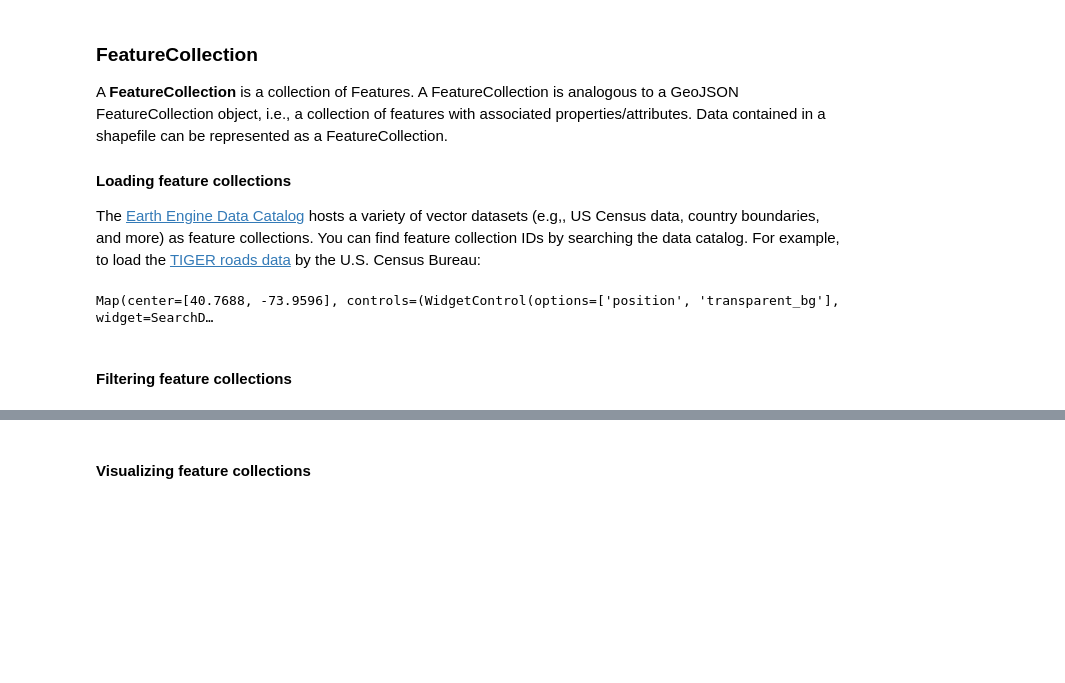
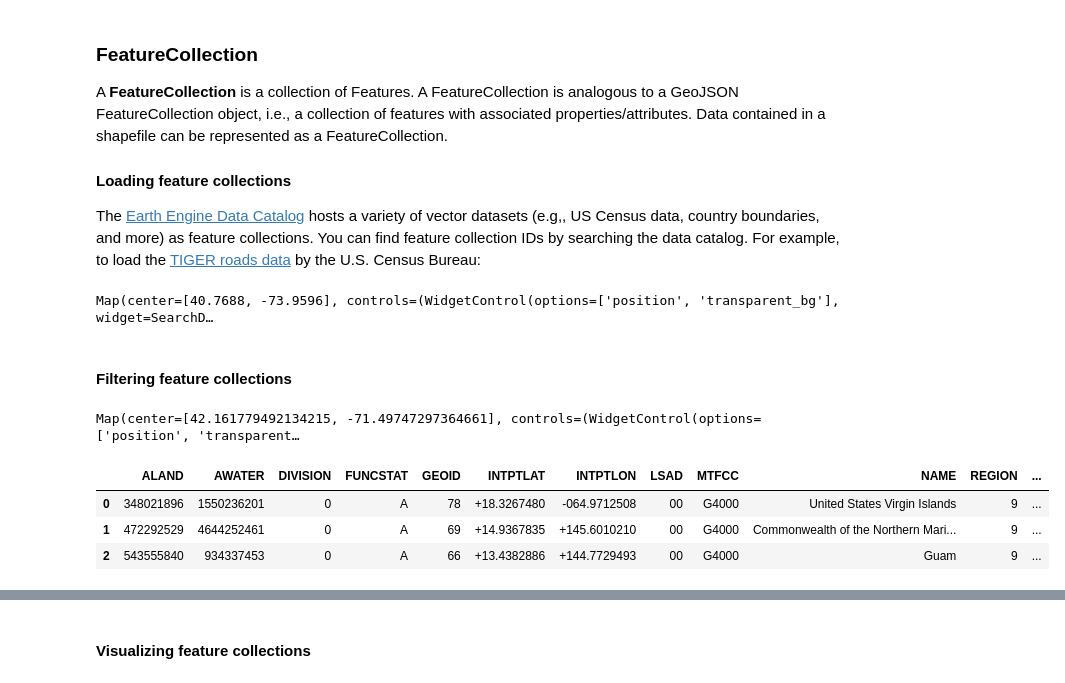
Before and after one commit to isaiahlg/gee-workshop, a Jupyter notebook: G4G_2023.ipynb, the cells around one changed output, grey strips where cells are left out. Cells and saved outputs as stored; diff of their text form; code cells hidden in the pictures; blank space fills up the shorter version.

```diff
--- a/G4G_2023.ipynb
+++ b/G4G_2023.ipynb
@@ -287,10 +287,20 @@ Map(center=[40.7688, -73.9596], controls=(WidgetControl(options=['position', 'tr
 # %%
 m = geemap.Map()
 states = ee.FeatureCollection('TIGER/2018/States')
-fc = states.filter(ee.Filter.eq('NAME', 'Louisiana'))
+fc = states.filter(ee.Filter.eq('NAME', 'Massachusetts'))
 m.add_layer(fc, {}, 'Louisiana')
 m.center_object(fc, 7)
 m
+# %% [output]
+Map(center=[42.161779492134215, -71.49747297364661], controls=(WidgetControl(options=['position', 'transparent…
+# %%
+# export attribute table to pandas df
+geemap.ee_to_df(states.limit(3))
+# %% [output]
+|  | ALAND | AWATER | DIVISION | FUNCSTAT | GEOID | INTPTLAT | INTPTLON | LSAD | MTFCC | NAME | REGION | ... |
+| 0 | 348021896 | 1550236201 | 0 | A | 78 | +18.3267480 | -064.9712508 | 00 | G4000 | United States Virgin Islands | 9 | ... |
+| 1 | 472292529 | 4644252461 | 0 | A | 69 | +14.9367835 | +145.6010210 | 00 | G4000 | Commonwealth of the Northern Mari... | 9 | ... |
+| 2 | 543555840 | 934337453 | 0 | A | 66 | +13.4382886 | +144.7729493 | 00 | G4000 | Guam | 9 | ... |
 # %%
 feat = fc.first()
 feat.toDictionary()
```
Also changed, not shown: parts of 95 cells of this notebook, 30 other files.
